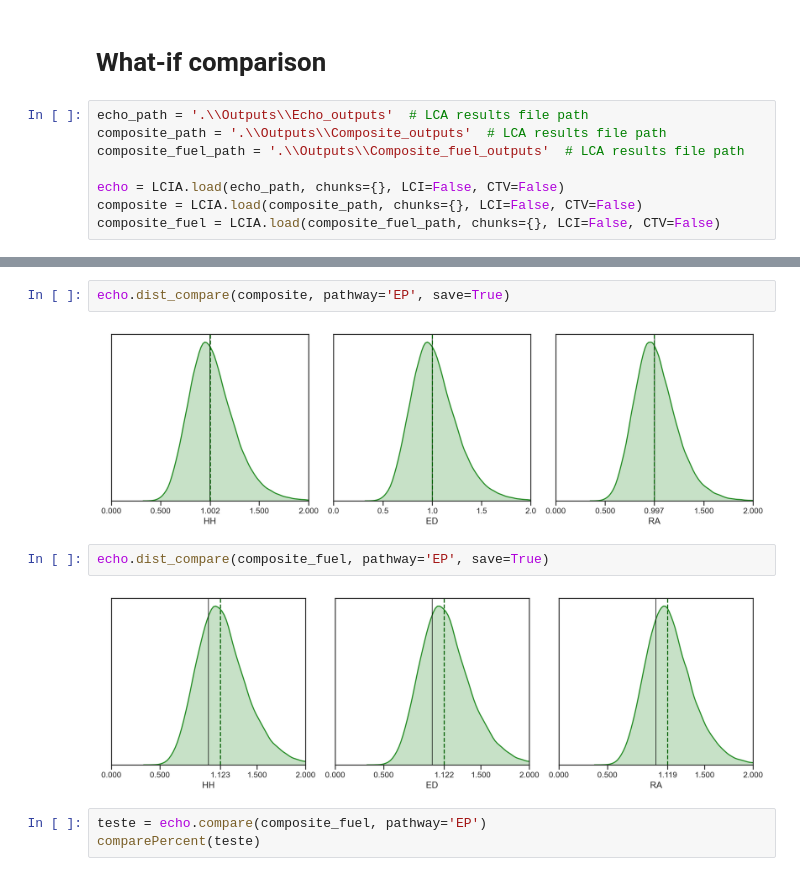
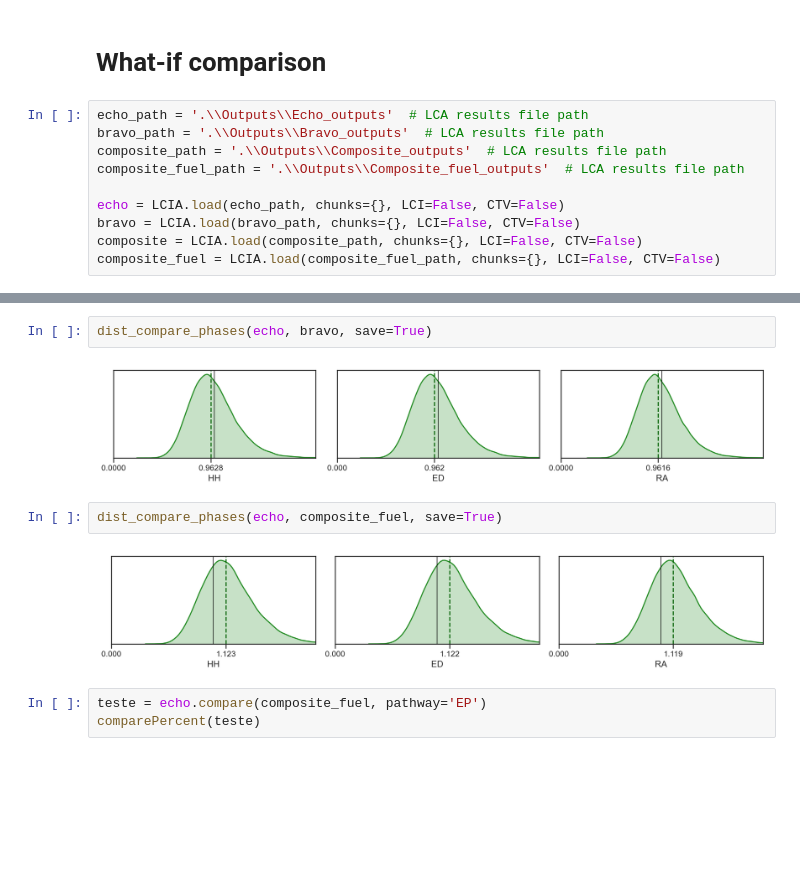
Before and after one commit to gparolin/AEco, a Jupyter notebook: Scripts/calc_composite.ipynb, the cells around one changed output, grey strips where cells are left out. Drawn from its saved outputs; the diff is of its cells as text; blank space fills up the shorter version.

```diff
--- a/Scripts/calc_composite.ipynb
+++ b/Scripts/calc_composite.ipynb
@@ -217,9 +217,11 @@ LCIA saved at ./Outputs/Composite_fuel_outputs
 # What-if comparison
 # %%
 echo_path = '.\\Outputs\\Echo_outputs'  # LCA results file path
+bravo_path = '.\\Outputs\\Bravo_outputs'  # LCA results file path
 composite_path = '.\\Outputs\\Composite_outputs'  # LCA results file path
 composite_fuel_path = '.\\Outputs\\Composite_fuel_outputs'  # LCA results file path
 
 echo = LCIA.load(echo_path, chunks={}, LCI=False, CTV=False)
+bravo = LCIA.load(bravo_path, chunks={}, LCI=False, CTV=False)
 composite = LCIA.load(composite_path, chunks={}, LCI=False, CTV=False)
 composite_fuel = LCIA.load(composite_fuel_path, chunks={}, LCI=False, CTV=False)
@@ -362,11 +340,11 @@ dist_compare_phases(echo, composite,  phase1="Manufacturing", phase2="End-of-Lif
-# %%
-echo.dist_compare(composite, pathway='EP', save=True)
-# %% [output]
-[figure, removed]
+# %%
+dist_compare_phases(echo, bravo, save=True)
+# %% [output]
+[figure, added]
 # %%
-echo.dist_compare(composite_fuel, pathway='EP', save=True)
+dist_compare_phases(echo, composite_fuel, save=True)
 # %% [output]
-[figure, old version]
+[figure, new version]
 # %%
 teste = echo.compare(composite_fuel, pathway='EP')
 comparePercent(teste)
```
Also changed, not shown: parts of 6 cells of this notebook, 7 other files.
